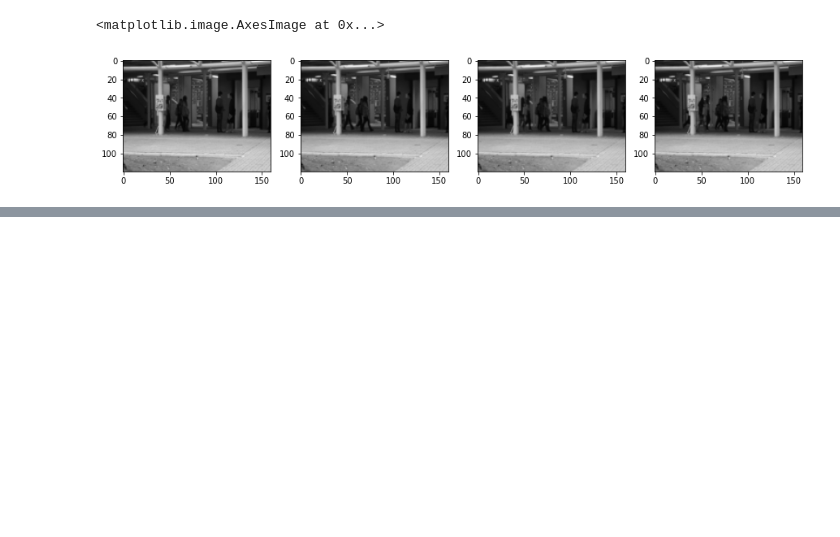
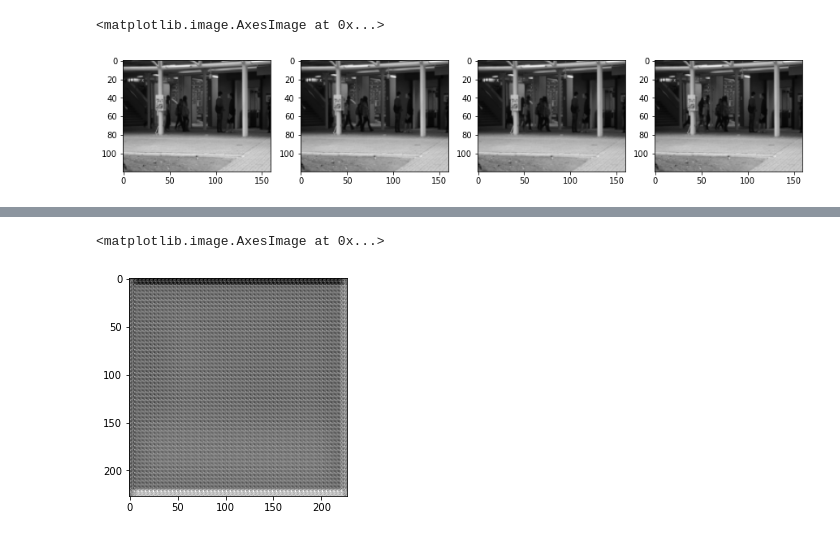
Before and after one commit to damiankucharski/Spatiotemporal-Autoencoder-Anomaly-Detection, a Jupyter notebook: loading.ipynb, the cells around one changed output, grey strips where cells are left out. Drawn from its saved outputs; the diff is of its cells as text; code cells hidden in the pictures; blank space fills up the shorter version.

```diff
--- a/loading.ipynb
+++ b/loading.ipynb
@@ -111,0 +185,2 @@ torch.Size([32, 16, 128, 128])
+# %%
+x = next(iter(train_loader))
@@ -111,0 +207,3 @@ torch.Size([32, 16, 128, 128])
+# %%
+x[:1,...].shape
+out = model(x[:1,...].to(device))
@@ -111,0 +215,9 @@ torch.Size([32, 16, 128, 128])
+# %%
+out = out.to(torch.device('cpu'))
+# %%
+out = out.squeeze()[0,...].squeeze().detach().numpy()
+# %%
+plt.imshow(out, cmap='gray')
+# %% [output]
+<matplotlib.image.AxesImage at 0x...>
+[figure, added]
```
Also changed, not shown: parts of 46 cells of this notebook.
